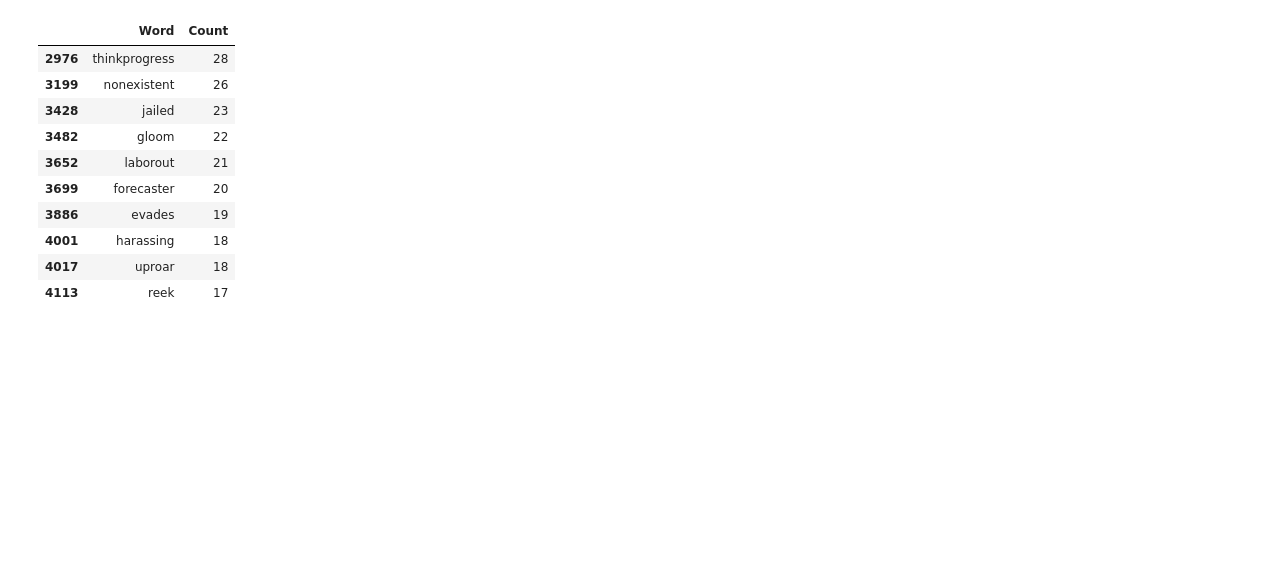
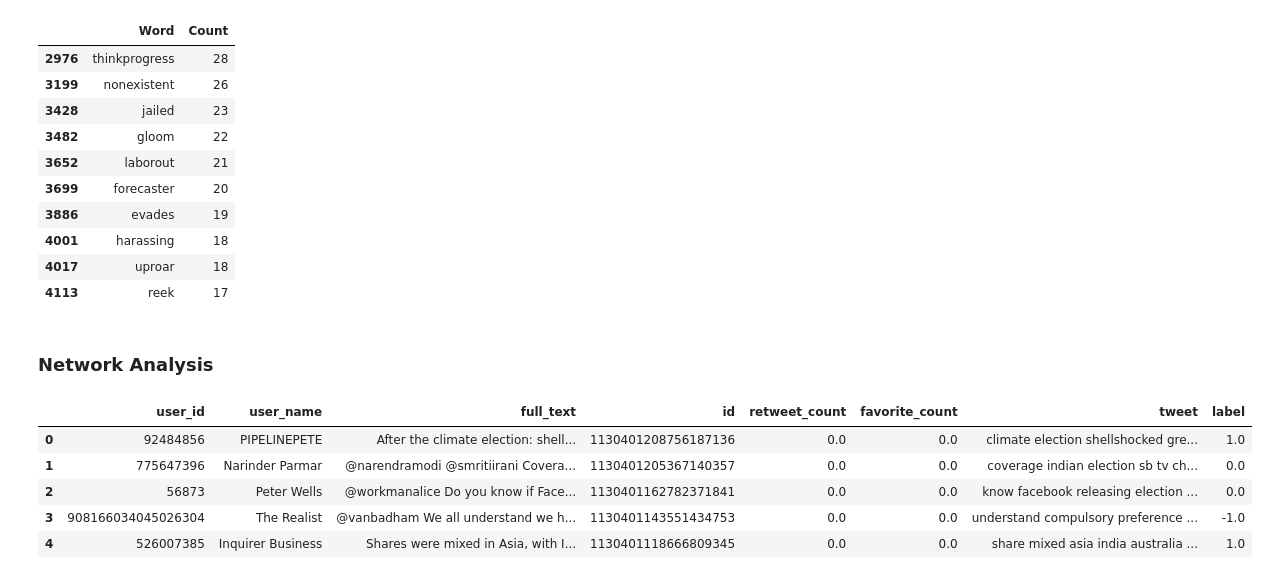
Before and after one commit to saayedalam/Web-Analytics, a Jupyter notebook: Final Project.ipynb, the cells around one changed output. Saved outputs shown, nothing was run; the diff lists cells and outputs as text; code cells hidden in the pictures; blank space fills up the shorter version.

```diff
--- a/Final Project.ipynb
+++ b/Final Project.ipynb
@@ -395,3 +330,19 @@ negi_words[np.logical_not(negi_words.Word.isin(posi_words.Word))].head(10)
 | 4001 | harassing | 18 |
 | 4017 | uproar | 18 |
 | 4113 | reek | 17 |
+# %% [markdown]
+### Network Analysis
+# %%
+full_tweet = pd.concat([dt, sa_score[["tweet", "label"]]], axis = 1)
+# %%
+#full_tweet['user_id'] = full_tweet['user_id'].apply(np.int64)
+full_tweet = full_tweet.dropna()
+full_tweet['user_id'] = full_tweet['user_id'].apply(np.int64)
+full_tweet.head()
+# %% [output]
+|  | user_id | user_name | full_text | id | retweet_count | favorite_count | tweet | label |
+| 0 | 92484856 | PIPELINEPETE | After the climate election: shell... | 1130401208756187136 | 0.0 | 0.0 | climate election shellshocked gre... | 1.0 |
+| 1 | 775647396 | Narinder Parmar | @narendramodi @smritiirani Covera... | 1130401205367140357 | 0.0 | 0.0 | coverage indian election sb tv ch... | 0.0 |
+| 2 | 56873 | Peter Wells | @workmanalice Do you know if Face... | 1130401162782371841 | 0.0 | 0.0 | know facebook releasing election ... | 0.0 |
+| 3 | 908166034045026304 | The Realist | @vanbadham We all understand we h... | 1130401143551434753 | 0.0 | 0.0 | understand compulsory preference ... | -1.0 |
+| 4 | 526007385 | Inquirer Business | Shares were mixed in Asia, with I... | 1130401118666809345 | 0.0 | 0.0 | share mixed asia india australia ... | 1.0 |
```
Also changed, not shown: parts of 48 cells of this notebook.
